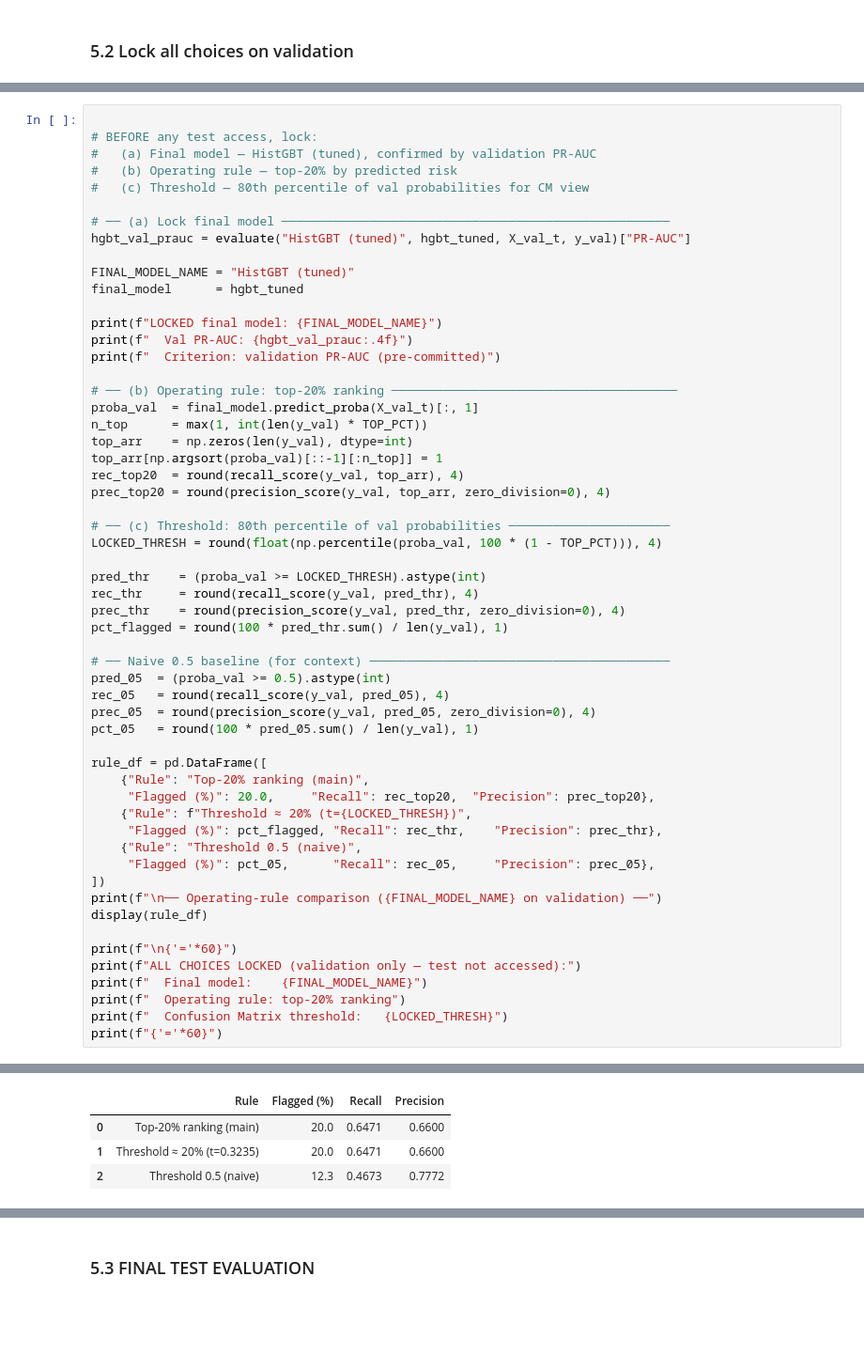
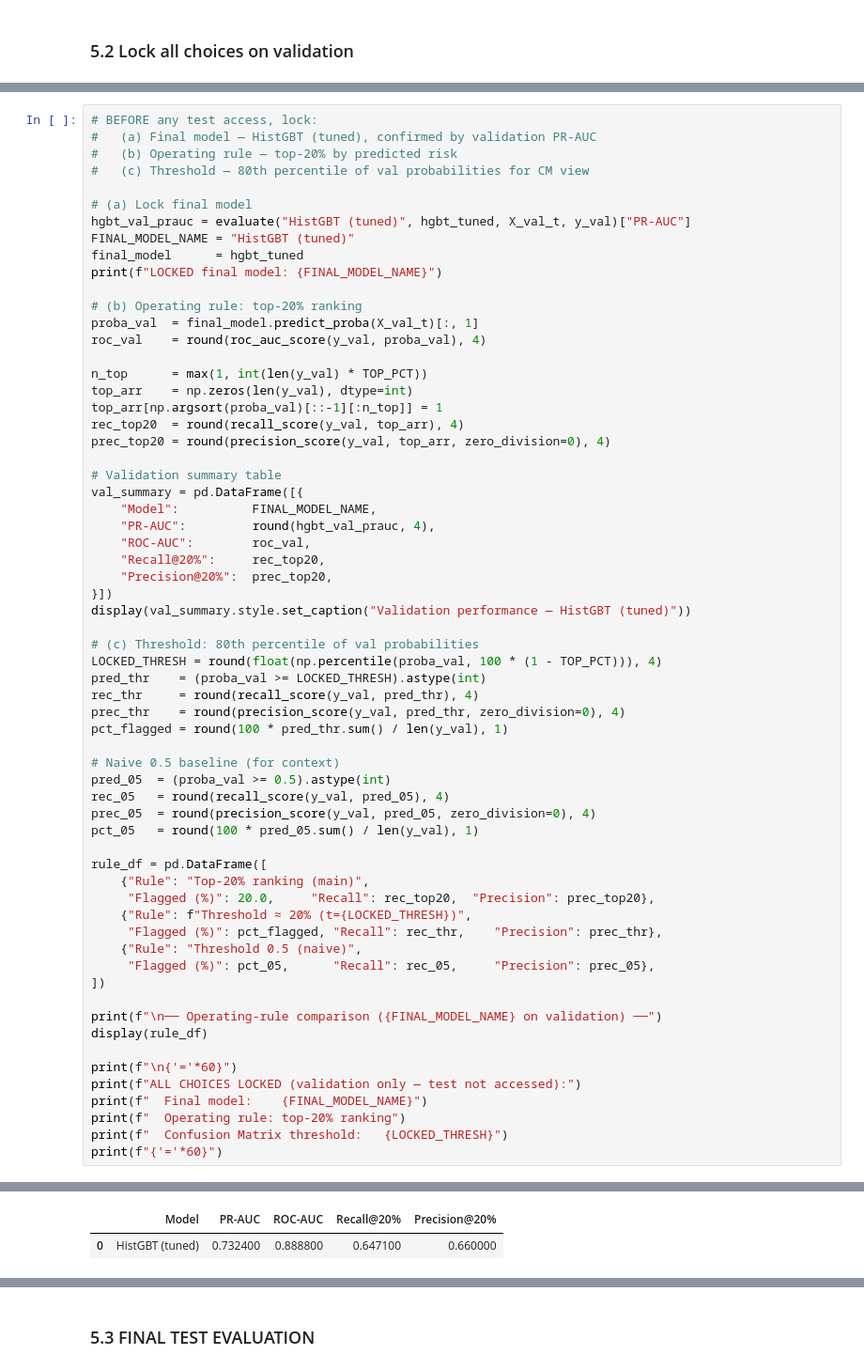
Before and after one commit to xiaoruitang8-prog/draft1-, a Jupyter notebook: Predictive Analytics Notebook.ipynb, the cells around one changed output, grey strips where cells are left out. Shown at 94% size. Cells and saved outputs as stored; diff of their text form; blank space fills up the shorter version.

```diff
--- a/Predictive Analytics Notebook.ipynb
+++ b/Predictive Analytics Notebook.ipynb
@@ -1159,37 +1001,43 @@ Overall, all choices are locked on validation only: HistGBT tuned as the final m
 # %%
-
 # BEFORE any test access, lock:
 #   (a) Final model — HistGBT (tuned), confirmed by validation PR-AUC
 #   (b) Operating rule — top-20% by predicted risk
 #   (c) Threshold — 80th percentile of val probabilities for CM view
 
-# ── (a) Lock final model ─────────────────────────────────────────────────────
+# (a) Lock final model
 hgbt_val_prauc = evaluate("HistGBT (tuned)", hgbt_tuned, X_val_t, y_val)["PR-AUC"]
-
 FINAL_MODEL_NAME = "HistGBT (tuned)"
 final_model      = hgbt_tuned
+print(f"LOCKED final model: {FINAL_MODEL_NAME}")
 
-print(f"LOCKED final model: {FINAL_MODEL_NAME}")
-print(f"  Val PR-AUC: {hgbt_val_prauc:.4f}")
-print(f"  Criterion: validation PR-AUC (pre-committed)")
+# (b) Operating rule: top-20% ranking
+proba_val  = final_model.predict_proba(X_val_t)[:, 1]
+roc_val    = round(roc_auc_score(y_val, proba_val), 4)
 
-# ── (b) Operating rule: top-20% ranking ───────────────────────────────────────
-proba_val  = final_model.predict_proba(X_val_t)[:, 1]
 n_top      = max(1, int(len(y_val) * TOP_PCT))
 top_arr    = np.zeros(len(y_val), dtype=int)
 top_arr[np.argsort(proba_val)[::-1][:n_top]] = 1
 rec_top20  = round(recall_score(y_val, top_arr), 4)
 prec_top20 = round(precision_score(y_val, top_arr, zero_division=0), 4)
 
-# ── (c) Threshold: 80th percentile of val probabilities ──────────────────────
+# Validation summary table
+val_summary = pd.DataFrame([{
+    "Model":          FINAL_MODEL_NAME,
+    "PR-AUC":         round(hgbt_val_prauc, 4),
+    "ROC-AUC":        roc_val,
+    "Recall@20%":     rec_top20,
+    "Precision@20%":  prec_top20,
+}])
+display(val_summary.style.set_caption("Validation performance — HistGBT (tuned)"))
+
+# (c) Threshold: 80th percentile of val probabilities
 LOCKED_THRESH = round(float(np.percentile(proba_val, 100 * (1 - TOP_PCT))), 4)
-
 pred_thr    = (proba_val >= LOCKED_THRESH).astype(int)
 rec_thr     = round(recall_score(y_val, pred_thr), 4)
 prec_thr    = round(precision_score(y_val, pred_thr, zero_division=0), 4)
 pct_flagged = round(100 * pred_thr.sum() / len(y_val), 1)
 
-# ── Naive 0.5 baseline (for context) ─────────────────────────────────────────
+# Naive 0.5 baseline (for context)
 pred_05  = (proba_val >= 0.5).astype(int)
 rec_05   = round(recall_score(y_val, pred_05), 4)
 prec_05  = round(precision_score(y_val, pred_05, zero_division=0), 4)
@@ -1203,6 +1051,7 @@ rule_df = pd.DataFrame([
     {"Rule": "Threshold 0.5 (naive)",
      "Flagged (%)": pct_05,      "Recall": rec_05,     "Precision": prec_05},
 ])
+
 print(f"\n── Operating-rule comparison ({FINAL_MODEL_NAME} on validation) ──")
 display(rule_df)
 
@@ -1221,4 +1067,2 @@ LOCKED final model: HistGBT (tuned)
-|  | Rule | Flagged (%) | Recall | Precision |
-| 0 | Top-20% ranking (main) | 20.0 | 0.6471 | 0.6600 |
-| 1 | Threshold ≈ 20% (t=0.3235) | 20.0 | 0.6471 | 0.6600 |
-| 2 | Threshold 0.5 (naive) | 12.3 | 0.4673 | 0.7772 |
+|  | Model | PR-AUC | ROC-AUC | Recall@20% | Precision@20% |
+| 0 | HistGBT (tuned) | 0.732400 | 0.888800 | 0.647100 | 0.660000 |
```
Also changed, not shown: parts of 41 cells of this notebook.
